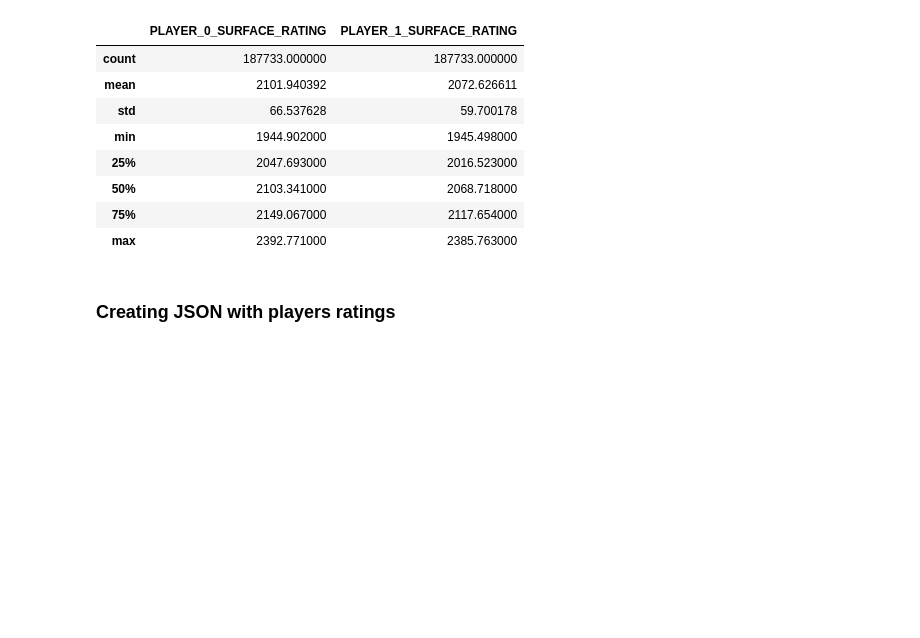
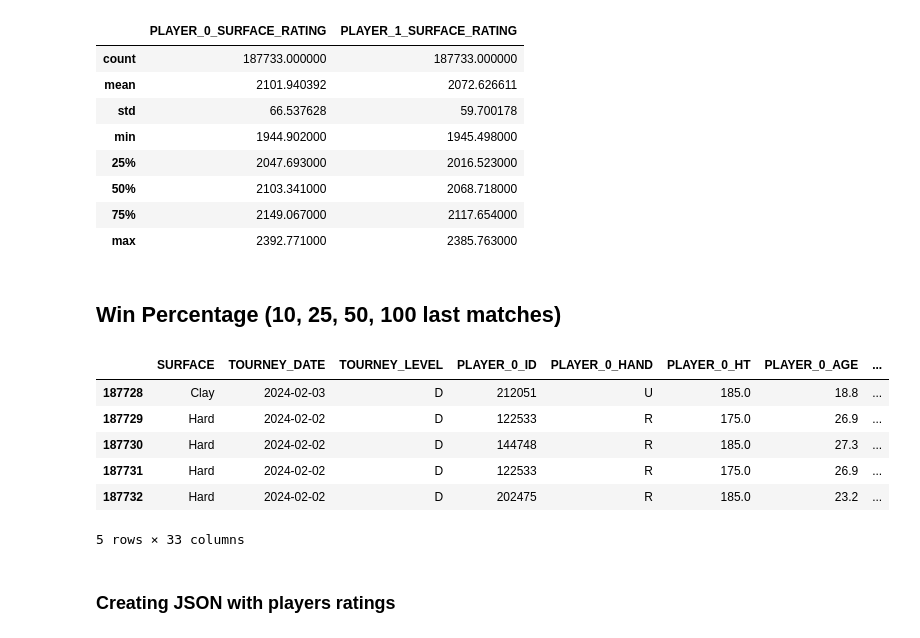
Before and after one commit to PauloRugani/atp-match-predictor, a Jupyter notebook: notebooks/3_feature_engineering.ipynb, the cells around one changed output. Drawn from its saved outputs; the diff is of its cells as text; code cells hidden in the pictures; blank space fills up the shorter version.

Commit message:
add: new data features (last matches analysis)

```diff
--- a/notebooks/3_feature_engineering.ipynb
+++ b/notebooks/3_feature_engineering.ipynb
@@ -270,3 +271,5 @@ df[['PLAYER_0_SURFACE_RATING', 'PLAYER_1_SURFACE_RATING']].describe()
 | 50% | 2103.341000 | 2068.718000 |
 | 75% | 2149.067000 | 2117.654000 |
 | max | 2392.771000 | 2385.763000 |
+# %% [markdown]
+## Win Percentage (10, 25, 50, 100 last matches)
@@ -273,3 +335,13 @@ df[['PLAYER_0_SURFACE_RATING', 'PLAYER_1_SURFACE_RATING']].describe()
+# %%
+df.tail()
+# %% [output]
+|  | SURFACE | TOURNEY_DATE | TOURNEY_LEVEL | PLAYER_0_ID | PLAYER_0_HAND | PLAYER_0_HT | PLAYER_0_AGE | ... |
+| 187728 | Clay | 2024-02-03 | D | 212051 | U | 185.0 | 18.8 | ... |
+| 187729 | Hard | 2024-02-02 | D | 122533 | R | 175.0 | 26.9 | ... |
+| 187730 | Hard | 2024-02-02 | D | 144748 | R | 185.0 | 27.3 | ... |
+| 187731 | Hard | 2024-02-02 | D | 122533 | R | 175.0 | 26.9 | ... |
+| 187732 | Hard | 2024-02-02 | D | 202475 | R | 185.0 | 23.2 | ... |
+5 rows × 33 columns
 # %% [markdown]
 ### Creating JSON with players ratings
 # %%
```
Also changed, not shown: parts of 8 cells of this notebook, 2 other files.
